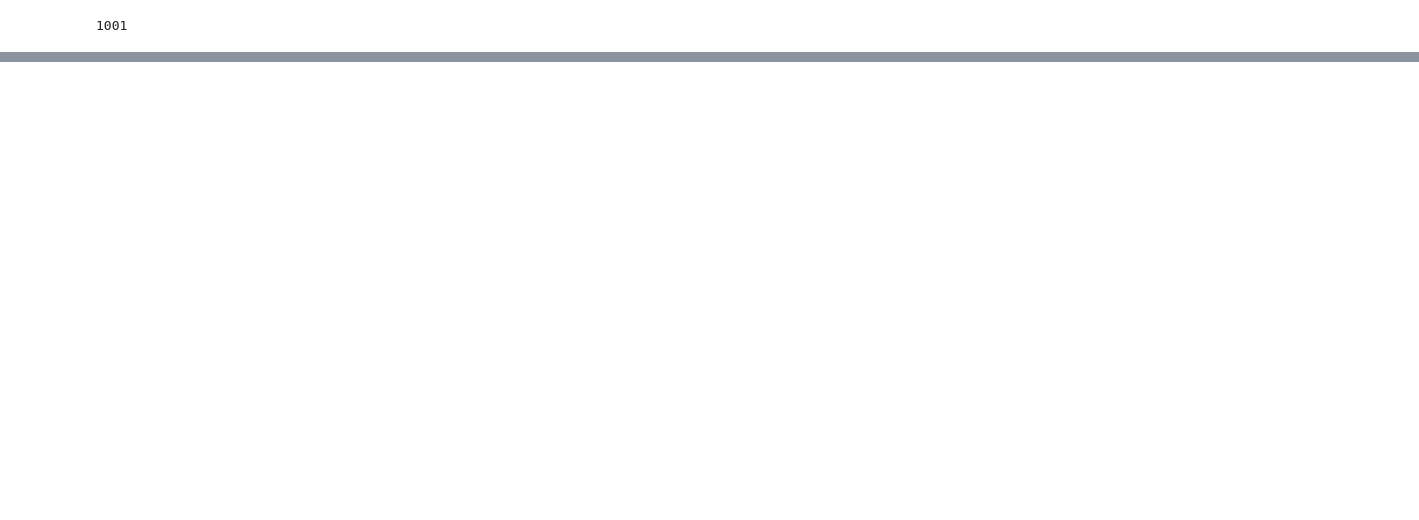
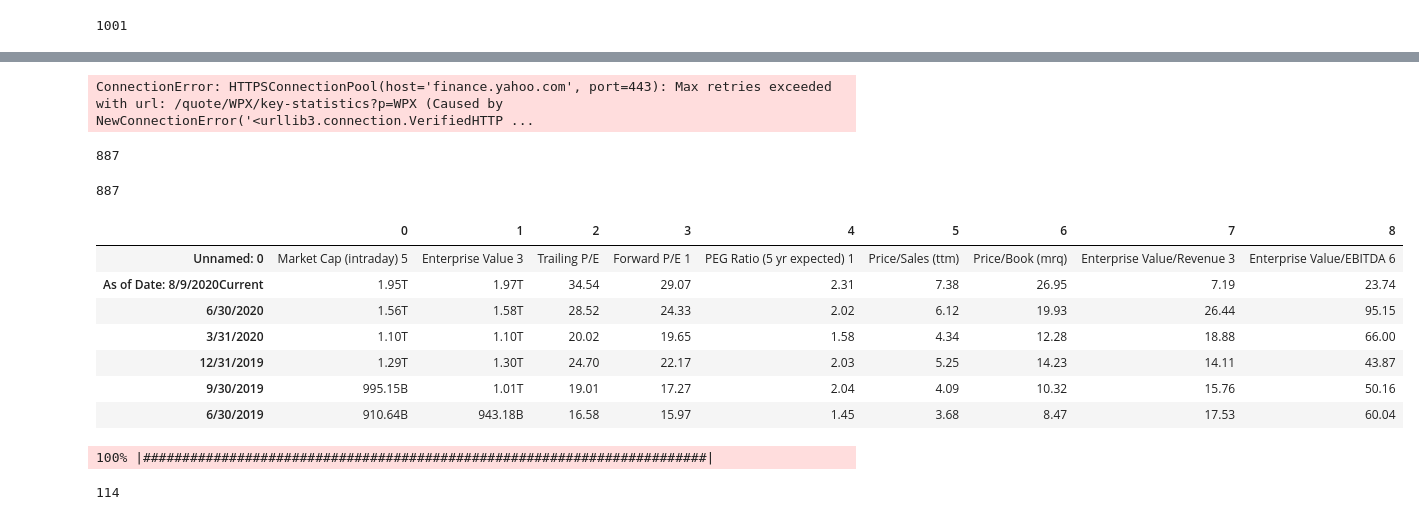
Before and after one commit to WickedoneC/Pandas_Projects, a Jupyter notebook: Bond_Scrape/Yahoo_Calls.ipynb, the cells around one changed output, grey strips where cells are left out. Drawn from its saved outputs; the diff is of its cells as text; code cells hidden in the pictures; blank space fills up the shorter version.

Commit message:
bond data

```diff
--- a/Bond_Scrape/Yahoo_Calls.ipynb
+++ b/Bond_Scrape/Yahoo_Calls.ipynb
@@ -96,3 +163,43 @@ len(ticker_list)
+# %%
+
+# url = 'https://finance.yahoo.com/quote/MS/key-statistics?p=MS'
+url_list_1 = []
+page_list_1 = []
+status_code_1 = []
+data_list_1 = []
+
+for thing in long_ticker_list:
+    url = f'https://finance.yahoo.com/quote/{thing}/key-statistics?p={thing}'
+    url_list_1.append(url)
+    page = requests.get(url)
+    page_list_1.append(page)
+    psc = page.status_code
+    status_code_1.append(psc)
+    data = pd.read_html(page.content)
+    data_list_1.append(data)
+
+    time.sleep(30)
+# %% [output]
+ConnectionError: HTTPSConnectionPool(host='finance.yahoo.com', port=443): Max retries exceeded with url: /quote/WPX/key-statistics?p=WPX (Caused by NewConnectionError('<urllib3.connection.VerifiedHTTP ...
+# %%
+len(page_list)
+# %% [output]
+887
+# %%
+len(data_list)
+# %% [output]
+887
+# %%
+data_list[0][0].T
+# %% [output]
+|  | 0 | 1 | 2 | 3 | 4 | 5 | 6 | 7 | 8 |
+| Unnamed: 0 | Market Cap (intraday) 5 | Enterprise Value 3 | Trailing P/E | Forward P/E 1 | PEG Ratio (5 yr expected) 1 | Price/Sales (ttm) | Price/Book (mrq) | Enterprise Value/Revenue 3 | Enterprise Value/EBITDA 6 |
+| As of Date: 8/9/2020Current | 1.95T | 1.97T | 34.54 | 29.07 | 2.31 | 7.38 | 26.95 | 7.19 | 23.74 |
+| 6/30/2020 | 1.56T | 1.58T | 28.52 | 24.33 | 2.02 | 6.12 | 19.93 | 26.44 | 95.15 |
+| 3/31/2020 | 1.10T | 1.10T | 20.02 | 19.65 | 1.58 | 4.34 | 12.28 | 18.88 | 66.00 |
+| 12/31/2019 | 1.29T | 1.30T | 24.70 | 22.17 | 2.03 | 5.25 | 14.23 | 14.11 | 43.87 |
+| 9/30/2019 | 995.15B | 1.01T | 19.01 | 17.27 | 2.04 | 4.09 | 10.32 | 15.76 | 50.16 |
+| 6/30/2019 | 910.64B | 943.18B | 16.58 | 15.97 | 1.45 | 3.68 | 8.47 | 17.53 | 60.04 |
 # %%
 
 # url = 'https://finance.yahoo.com/quote/MS/key-statistics?p=MS'
@@ -101,7 +208,7 @@ page_list = []
 status_code = []
 data_list = []
 
-for thing in ticker_list:
+for thing in pbar(short_ticker_list):
     url = f'https://finance.yahoo.com/quote/{thing}/key-statistics?p={thing}'
     url_list.append(url)
     page = requests.get(url)
@@ -112,3 +219,9 @@ for thing in ticker_list:
     data_list.append(data)
 
     time.sleep(30)
+# %% [output]
+100% |########################################################################|
+# %%
+len(data_list)
+# %% [output]
+114
```
Also changed, not shown: parts of 23 cells of this notebook, 1 other file.
